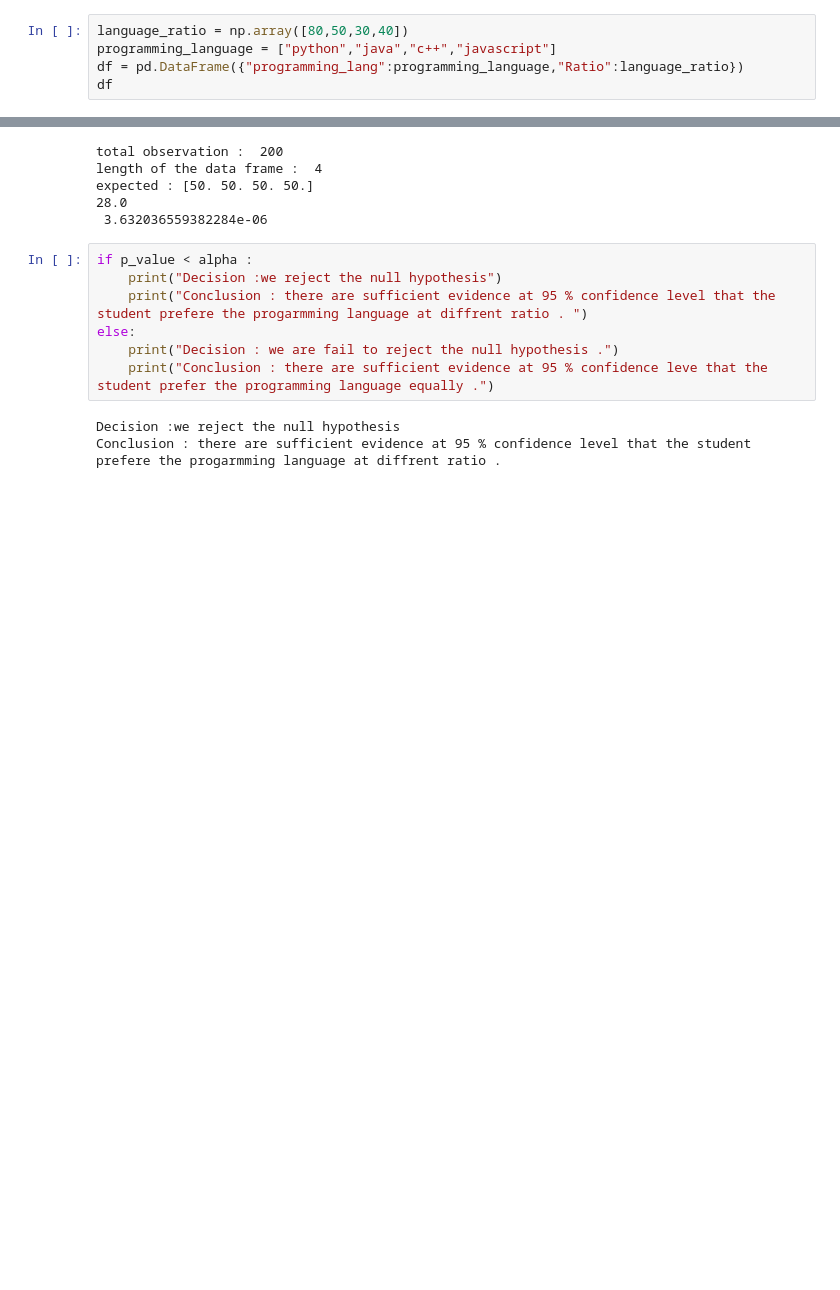
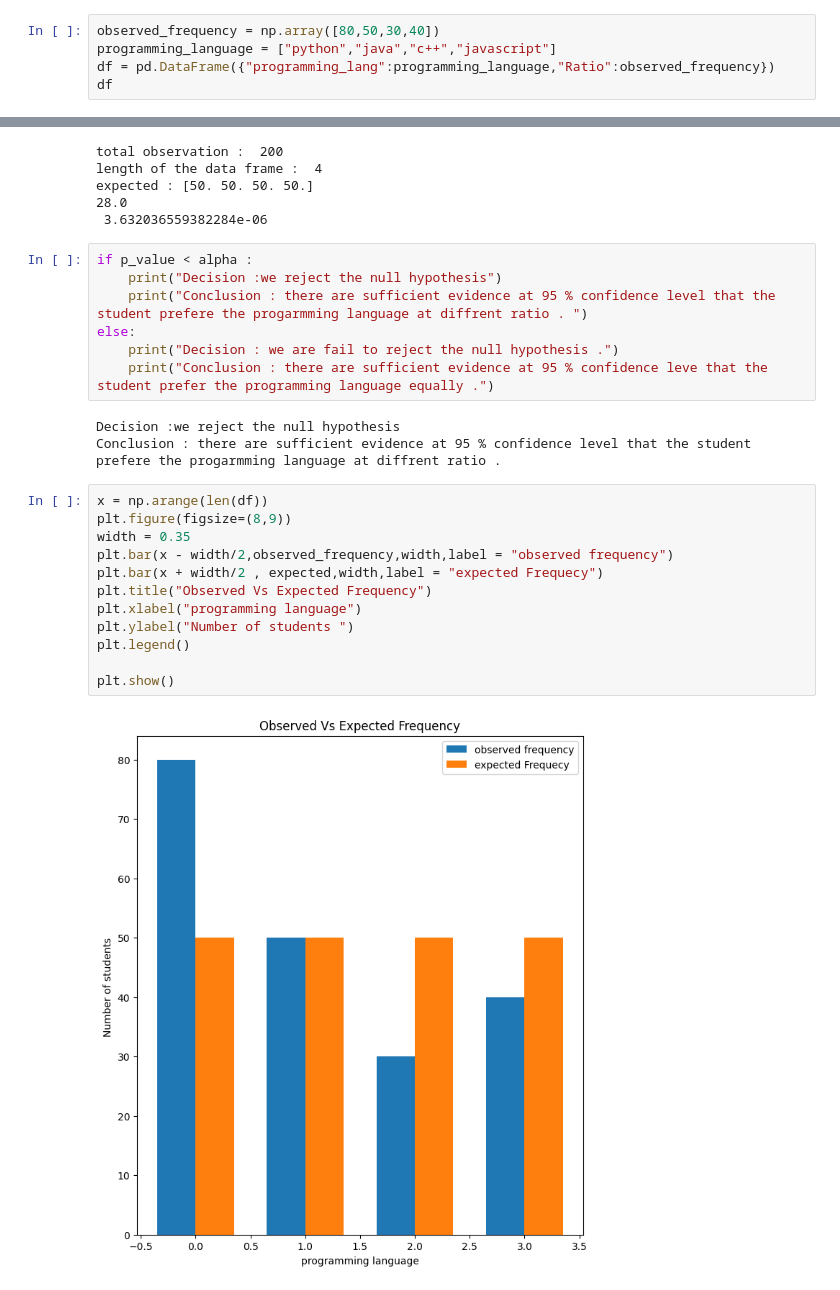
Before and after one commit to Engr-Jawad/statistics_for_data_Science, a Jupyter notebook: chisquare_1.ipynb, the cells around one changed output, grey strips where cells are left out. Cells and saved outputs as stored; diff of their text form; blank space fills up the shorter version.

Commit message:
ist problem on the chi square test data visualaization are added

```diff
--- a/chisquare_1.ipynb
+++ b/chisquare_1.ipynb
@@ -6,9 +6,9 @@ import pandas as pd
 import matplotlib.pyplot as plt
 from scipy.stats import chisquare
 # %%
-language_ratio = np.array([80,50,30,40])
+observed_frequency = np.array([80,50,30,40])
 programming_language = ["python","java","c++","javascript"]
-df = pd.DataFrame({"programming_lang":programming_language,"Ratio":language_ratio})
+df = pd.DataFrame({"programming_lang":programming_language,"Ratio":observed_frequency})
 df
 # %% [output]
 |  | programming_lang | Ratio |
@@ -47,3 +47,17 @@ else:
 # %% [output]
 Decision :we reject the null hypothesis
 Conclusion : there are sufficient evidence at 95 % confidence level that the student prefere the progarmming language at diffrent ratio .
+# %%
+x = np.arange(len(df))
+plt.figure(figsize=(8,9))
+width = 0.35
+plt.bar(x - width/2,observed_frequency,width,label = "observed frequency")
+plt.bar(x + width/2 , expected,width,label = "expected Frequecy")
+plt.title("Observed Vs Expected Frequency")
+plt.xlabel("programming language")
+plt.ylabel("Number of students ")
+plt.legend()
+
+plt.show()
+# %% [output]
+[figure, added]
```
Also changed, not shown: parts of 1 cell of this notebook.
